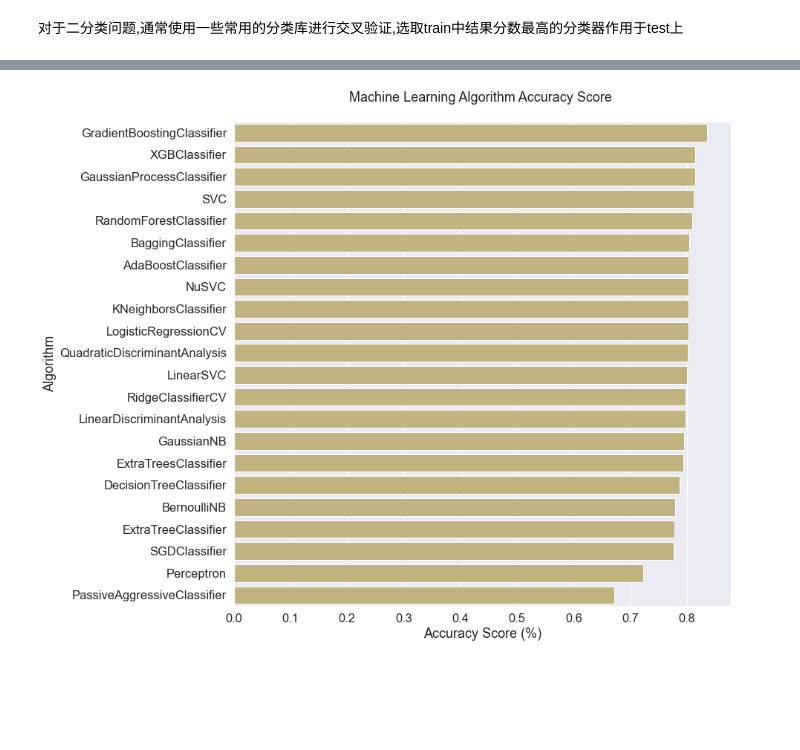
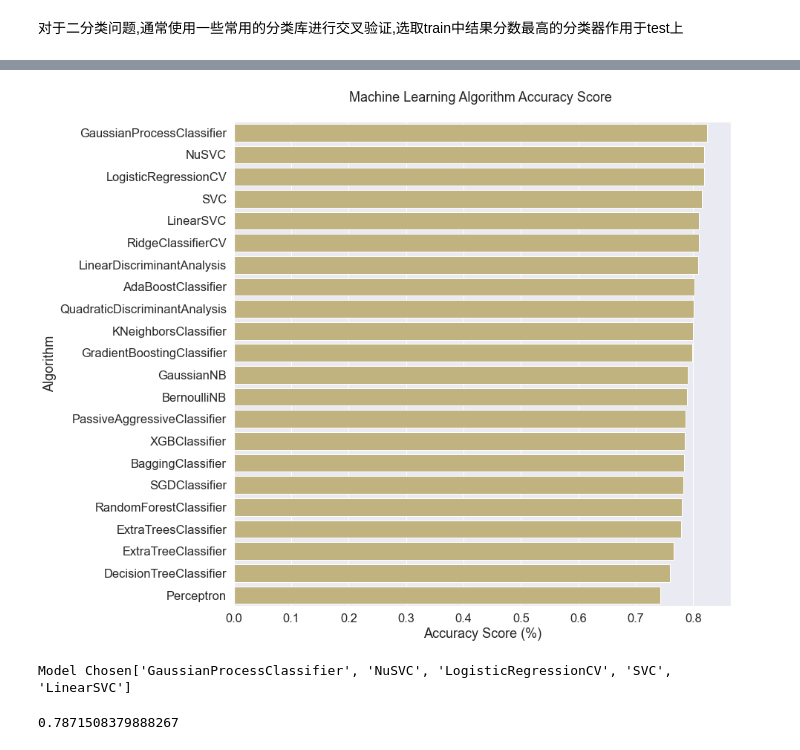
Before and after one commit to 610yilingliu/ds_tutorial, a Jupyter notebook: L3/L3.ipynb, the cells around one changed output, grey strips where cells are left out. Drawn from its saved outputs; the diff is of its cells as text; code cells hidden in the pictures; blank space fills up the shorter version.

```diff
--- a/L3/L3.ipynb
+++ b/L3/L3.ipynb
@@ -490,7 +405,7 @@ def encode_embarked(df):
     '''
     type df: Pandas DataFrame, train or test.
     '''
-    dummy_features = pd.get_dummies(df['Embarked'], drop_first=True) # 如果drop_first = False那么其实就是one-hot
+    dummy_features = pd.get_dummies(df['Embarked'])
     new_df = pd.concat([df, dummy_features], axis = 1)
     new_df.drop("Embarked", axis = 1, inplace = True)
     return new_df
@@ -584,27 +523,26 @@ MLA = [
     XGBClassifier(eval_metric = 'logloss', use_label_encoder=False) #如果直接使用xgb默认参数会出现很多很烦人的warming
     ]
 # %%
-data_x_bin = pretty_train.columns.values.tolist()
-data_x_bin.remove('Survived')
-
-cv_split = model_selection.ShuffleSplit(n_splits = 10, test_size = .3, train_size = .6, random_state = 0 )
-
-MLA_columns = ['MLA Name',
-               'MLA Test Accuracy Mean' ,'MLA Time']
-MLA_compare = pd.DataFrame(columns = MLA_columns)
-row_index = 0
-for alg in MLA:
-    MLA_name = alg.__class__.__name__
-    MLA_compare.loc[row_index, 'MLA Name'] = MLA_name
-
-    cv_results = model_selection.cross_validate(alg, pretty_train[data_x_bin], pretty_train["Survived"], cv  = cv_split)
-
-    MLA_compare.loc[row_index, 'MLA Time'] = cv_results['fit_time'].mean()
-    MLA_compare.loc[row_index, 'MLA Test Accuracy Mean'] = cv_results['test_score'].mean()
-
-    row_index+=1
-
-MLA_compare.sort_values(by = ['MLA Test Accuracy Mean', 'MLA Time'], ascending = False, inplace = True)
+def get_score_df(n_splits, test_size, train_size, MLA, x, y, scoring, random_state = 0):
+    cv_split = ShuffleSplit(n_splits = n_splits, test_size = test_size, train_size = train_size, random_state = random_state)
+    score_name = 'MLA Test Score({})'.format(scoring)
+    MLA_columns = ['MLA Name',
+               score_name,'MLA Time']
+    MLA_compare = pd.DataFrame(columns = MLA_columns)
+    MLA_dic = dict()
+    row_index = 0
+    for alg in MLA:
+        MLA_name = alg.__class__.__name__
+        MLA_dic[MLA_name] = alg
+        MLA_compare.loc[row_index, 'MLA Name'] = MLA_name
+        cv_results = cross_validate(alg, x, y, cv = cv_split, scoring = scoring)
+        MLA_compare.loc[row_index, 'MLA Time'] = cv_results['fit_time'].mean()
+        MLA_compare.loc[row_index, score_name] = cv_results['test_score'].mean()
+        row_index += 1
+    MLA_compare.sort_values(by = [score_name, 'MLA Time'], ascending = False, inplace = True)
+    return MLA_compare, MLA_dic
+# %%
+MLA_compare, MLA_dic = get_score_df(10, 0.2, 0.7, MLA, train_x, train_y, scoring = 'accuracy')
 # %%
 MLA_compare
 # %% [output]
@@ -628,11 +566,11 @@ MLA_compare
 # %%
 f,ax = plt.subplots(figsize=(12, 12))
 
-sns.barplot(x='MLA Test Accuracy Mean', y = 'MLA Name', data = MLA_compare, color = 'y', ax=ax)
+sns.barplot(x='MLA Test Score(accuracy)', y = 'MLA Name', data = MLA_compare, color = 'y', ax=ax)
 
 plt.title('Machine Learning Algorithm Accuracy Score \n')
 plt.xlabel('Accuracy Score (%)')
 plt.ylabel('Algorithm')
 plt.show()
 # %% [output]
-[figure, old version]
+[figure, new version]
@@ -638,0 +588,8 @@ plt.show()
+# %%
+models = MLA_compare['MLA Name'][:5].tolist()
+print("Model Chosen" + str(models))
+model_touse = list()
+for model in models:
+    model_touse.append(MLA_dic[model])
+# %% [output]
+Model Chosen['GaussianProcessClassifier', 'NuSVC', 'LogisticRegressionCV', 'SVC', 'LinearSVC']
@@ -639 +606,5 @@ plt.show()
+# %%
+print(sum(scores)/len(scores))
+# %% [output]
+0.7871508379888267
 # %%
```
Also changed, not shown: parts of 51 cells of this notebook, 1 other file.
